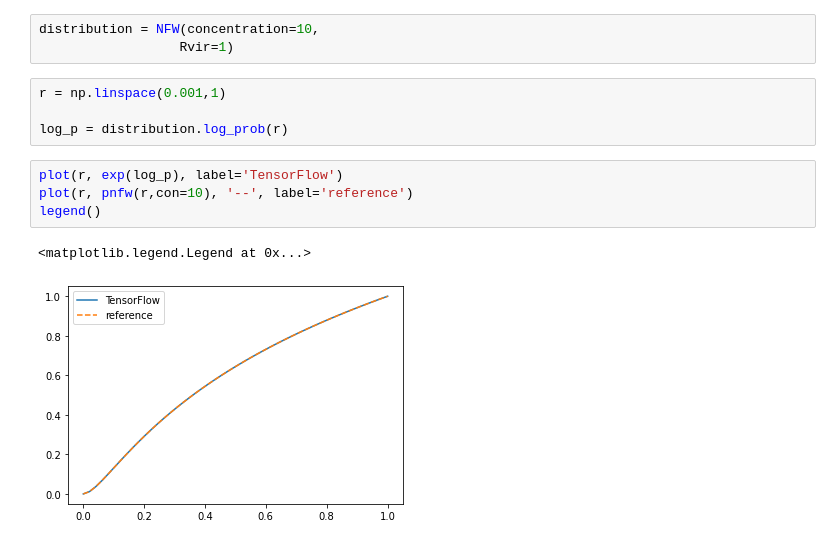
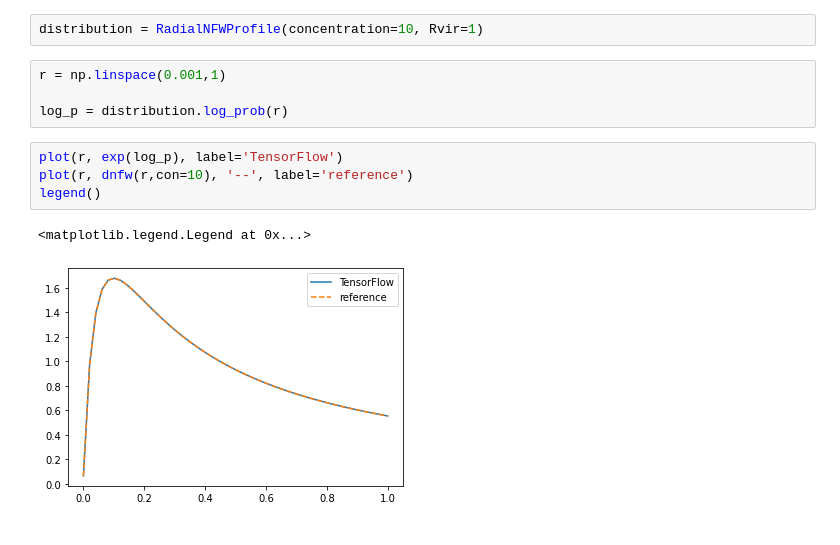
Before and after one commit to DifferentiableUniverseInitiative/DHOD, a Jupyter notebook: nb/dev/NFW_sampling.ipynb, the cells around one changed output. Cells and saved outputs as stored; diff of their text form.

```diff
--- a/nb/dev/NFW_sampling.ipynb
+++ b/nb/dev/NFW_sampling.ipynb
@@ -122,19 +122,18 @@ def rnfw(n, con=5):
     n=len(n)
   return qnfw(np.random.rand(int(n)), con=con)
 # %%
-distribution = NFW(concentration=10,
-                  Rvir=1)
+distribution = RadialNFWProfile(concentration=10, Rvir=1)
 # %%
 r = np.linspace(0.001,1)
 
 log_p = distribution.log_prob(r)
 # %%
 plot(r, exp(log_p), label='TensorFlow')
-plot(r, pnfw(r,con=10), '--', label='reference')
+plot(r, dnfw(r,con=10), '--', label='reference')
 legend()
 # %% [output]
 <matplotlib.legend.Legend at 0x...>
-[figure, old version]
+[figure, new version]
 # %%
 %timeit distribution.sample(1e6)
 # %% [output]
```
Also changed, not shown: parts of 22 cells of this notebook.
